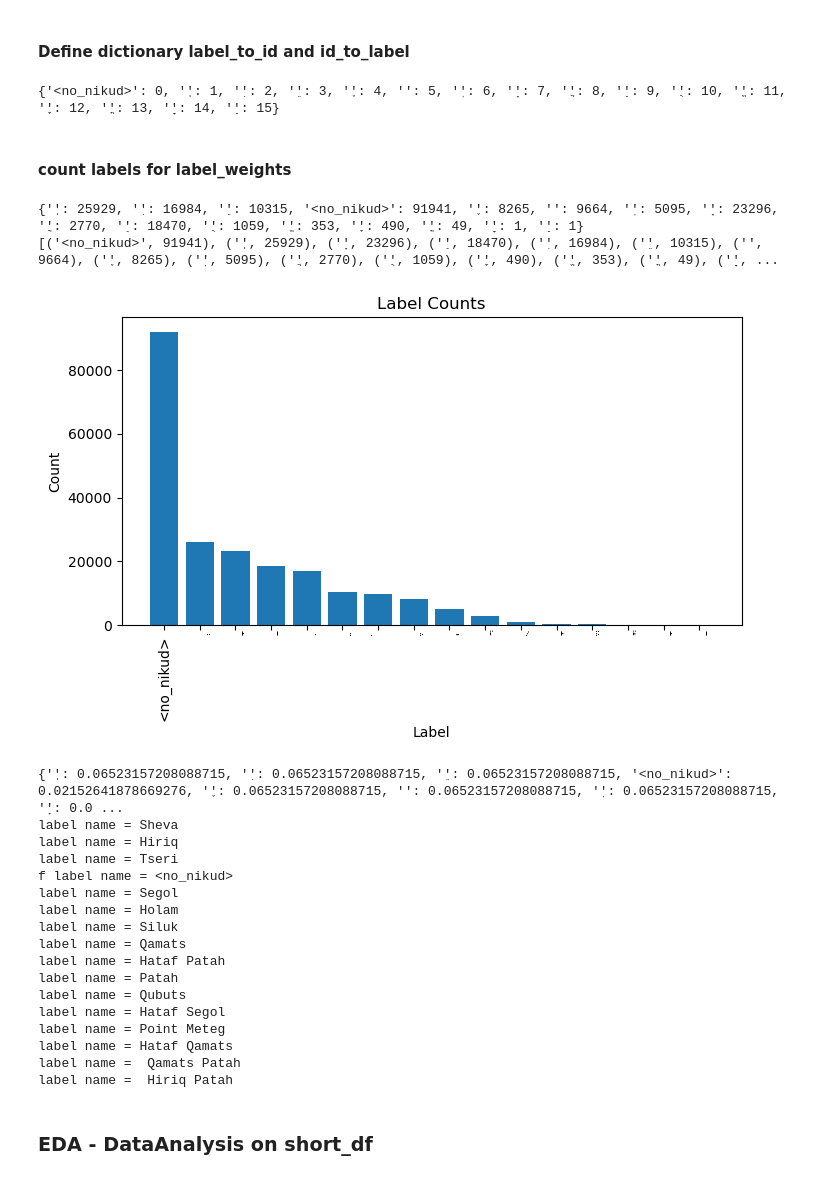
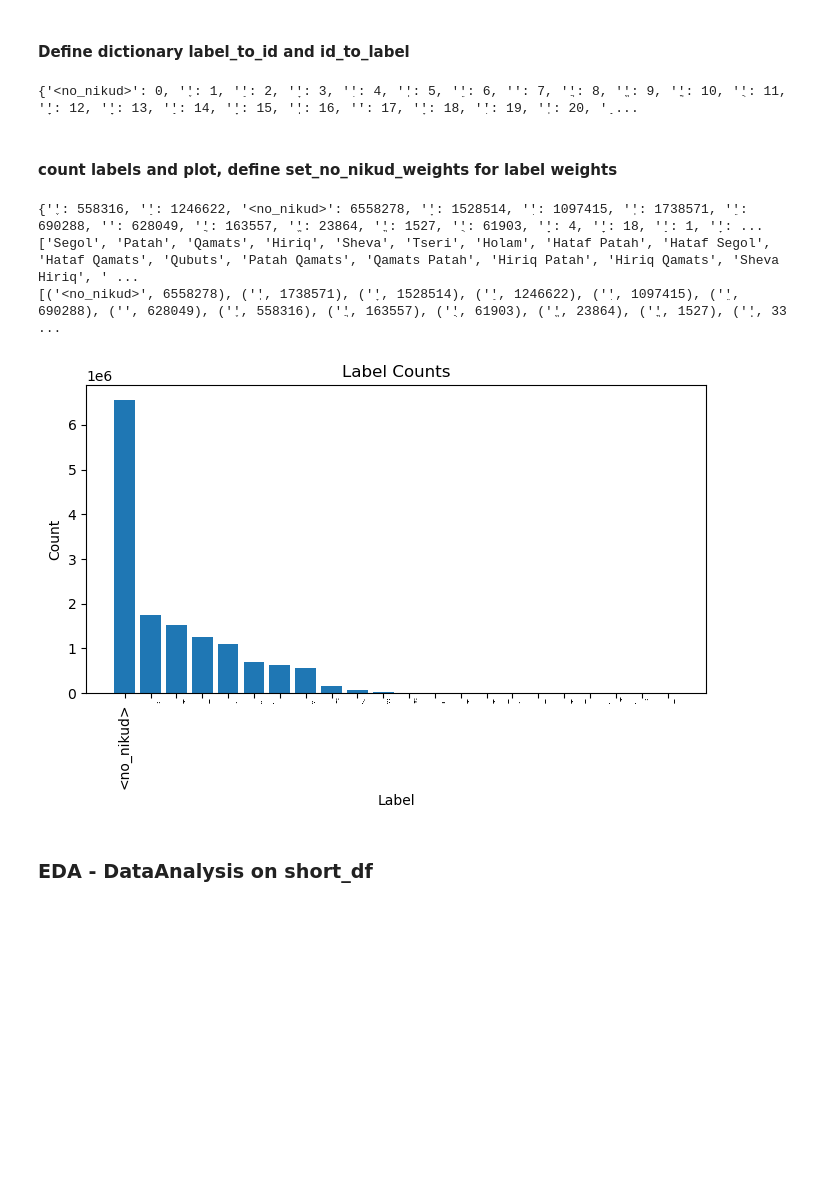
Before and after one commit to Lior-Baruch/Partial_Diacritization, a Jupyter notebook: PunctuationRestoration_DualModel_LSTM.ipynb, the cells around one changed output. Drawn from its saved outputs; the diff is of its cells as text; code cells hidden in the pictures; blank space fills up the shorter version.

```diff
--- a/PunctuationRestoration_DualModel_LSTM.ipynb
+++ b/PunctuationRestoration_DualModel_LSTM.ipynb
@@ -266,6 +272,8 @@ if 'full_data_without_puncts.csv' not in os.listdir('data'):
                     sentence = re.sub(nikud_dict_inv['Dagesh'], '', sentence)
                     sentence = re.sub(nikud_dict_inv['Shin Dot'], '', sentence)
                     sentence = re.sub(nikud_dict_inv['Sin Dot'], '', sentence)
+                    sentence = re.sub(nikud_dict_inv['Siluk'], '', sentence)
+                    sentence = re.sub(nikud_dict_inv['Point Meteg'], '', sentence)
                     # Keep only the nikud and hebrew letters and spaces
                     sentence = re.sub(r'[^א-ת' + ''.join(nikud_dict.keys()) + '\s]', '', sentence)
                     # remove multiple spaces
@@ -280,6 +288,7 @@ if 'full_data_without_puncts.csv' not in os.listdir('data'):
                     # make sure first char is not in [\u0591-\u05C7]
                     sentence_words = list(map(remove_first_char_if_nikud, sentence_words))
                     sentence_words = [word for word in sentence_words if word != '']
+                    sentence = ' '.join(sentence_words)
                     # get the nikud from the sentence
                     nikud = list(map(get_nikud, sentence_words))
 
@@ -309,6 +322,6 @@ if 'full_data_without_puncts.csv' not in os.listdir('data'):
 ##### read the json short data
 # %%
 # read the json file
-data_df = pd.read_json('data/full_data_without_puncts.json', orient='records', lines=True, nrows=55000)
+data_df = pd.read_json('data/full_data_without_puncts.json', orient='records', lines=True)#, nrows=55000)
 print(data_df.shape)
 # %% [output]
@@ -316,5 +331,5 @@ print(data_df.shape)
 # %%
 # DELETE this block, only for debugging make the data smaller (randomly select 5000 rows)
-data_df = data_df.sample(n=5000, random_state=1)
+# data_df = data_df.sample(n=5000, random_state=1)
 print(data_df.shape)
 # %% [output]
@@ -378,9 +407,9 @@ for label_list in tqdm(data_df['nikud']):
 
 print(label_to_id)
 # %% [output]
-{'<no_nikud>': 0, 'ְ': 1, 'ִ': 2, 'ֵ': 3, 'ֶ': 4, 'ֹ': 5, 'ֽ': 6, 'ָ': 7, 'ֲ': 8, 'ַ': 9, 'ֻ': 10, 'ֱ': 11, 'ׇ': 12, 'ֳ': 13, 'ַָ': 14, 'ִַ': 15}
+{'<no_nikud>': 0, 'ֶ': 1, 'ַ': 2, 'ָ': 3, 'ִ': 4, 'ְ': 5, 'ֵ': 6, 'ֹ': 7, 'ֲ': 8, 'ֱ': 9, 'ֳ': 10, 'ֻ': 11, 'ַָ': 12, 'ַָ': 13, 'ִַ': 14, 'ִָ': 15, 'ְִ': 16, 'ֿ': 17, 'ָֹ': 18, 'ִֿ': 19, 'ְֹ': 20, 'ִַ ...
 # %% [markdown]
-#### count labels for label_weights
+#### count labels and plot, define set_no_nikud_weights for label weights
 # %%
 # Count the number of each label
 label_count = {}
@@ -393,81 +422,51 @@ for label_list in tqdm(data_df['nikud']):
         if label not in label_count:
             label_count[label] = 0
         label_count[label] += 1
 
 print(label_count)
-
+label_str = label_count.keys()
+label_names = []
+# remove "<no_nikud>" from label_str
+label_str = [label for label in label_str if label != "<no_nikud>"]
+# nikud_dict
+# each label in label str is of len >=1, convert each of those using nikud_dict
+#
+for label in label_str:
+    label_name = []
+    for i in range(len(label)):
+        label_name.append(nikud_dict[label[i]])
+    label_names.append(' '.join(label_name))
+print(label_names)
 # Plot counts of each label (sorted)
 sorted_labels = sorted(label_count.items(), key=lambda x: x[1], reverse=True)
 print(sorted_labels)
 plt.figure(figsize=(8, 4))
 plt.xticks(rotation=90)
 plt.xlabel('Label')
 plt.ylabel('Count')
 plt.title('Label Counts')
 plt.bar([x[0] for x in sorted_labels], [x[1] for x in sorted_labels])
 plt.show()
 
-# Define the label weights
-label_weights = {}
-for label in label_count:
-    if label == "<no_nikud>":
-        label_weights[label] = 0.33
-    else:
-        label_weights[label] = 1
 
-# Normalize the weights
-sum_weights = sum(label_weights.values())
-for label in label_weights:
-    label_weights[label] /= sum_weights
-
-def set_no_nikud_weight(weight=0.33):
+def set_no_nikud_weights(weight=0.33):
     label_weights = {}
     for label in label_count:
         if label == "<no_nikud>":
             label_weights[label] = weight
         else:
             label_weights[label] = 1
     sum_weights = sum(label_weights.values())
     for label in label_weights:
         label_weights[label] /= sum_weights
     # sort labels by label_to_id
     label_weights = {k: v for k, v in sorted(label_weights.items(), key=lambda item: label_to_id[item[0]])}
     return label_weights
-
-
-print(label_weights)
-
-for label in label_weights.keys():
-    if label == "<no_nikud>":
-        print(f'f label name = {label}')
-    elif len(label) == 1:
-        print(f'label name = {nikud_dict[label]}')
-    else:
-        label_name = ""
-        for char in label:
-            label_name += " " + nikud_dict[char]
-        print(f'label name = {label_name}')
 # %% [output]
-{'ְ': 25929, 'ִ': 16984, 'ֵ': 10315, '<no_nikud>': 91941, 'ֶ': 8265, 'ֹ': 9664, 'ֽ': 5095, 'ָ': 23296, 'ֲ': 2770, 'ַ': 18470, 'ֻ': 1059, 'ֱ': 353, 'ׇ': 490, 'ֳ': 49, 'ַָ': 1, 'ִַ': 1}
-[('<no_nikud>', 91941), ('ְ', 25929), ('ָ', 23296), ('ַ', 18470), ('ִ', 16984), ('ֵ', 10315), ('ֹ', 9664), ('ֶ', 8265), ('ֽ', 5095), ('ֲ', 2770), ('ֻ', 1059), ('ׇ', 490), ('ֱ', 353), ('ֳ', 49), ('ַָ', ...
+{'ֶ': 558316, 'ַ': 1246622, '<no_nikud>': 6558278, 'ָ': 1528514, 'ִ': 1097415, 'ְ': 1738571, 'ֵ': 690288, 'ֹ': 628049, 'ֲ': 163557, 'ֱ': 23864, 'ֳ': 1527, 'ֻ': 61903, 'ַָ': 4, 'ַָ': 18, 'ִַ': 1, 'ִָ': ...
+['Segol', 'Patah', 'Qamats', 'Hiriq', 'Sheva', 'Tseri', 'Holam', 'Hataf Patah', 'Hataf Segol', 'Hataf Qamats', 'Qubuts', 'Patah Qamats', 'Qamats Patah', 'Hiriq Patah', 'Hiriq Qamats', 'Sheva Hiriq', ' ...
+[('<no_nikud>', 6558278), ('ְ', 1738571), ('ָ', 1528514), ('ַ', 1246622), ('ִ', 1097415), ('ֵ', 690288), ('ֹ', 628049), ('ֶ', 558316), ('ֲ', 163557), ('ֻ', 61903), ('ֱ', 23864), ('ֳ', 1527), ('ְִ', 33 ...
-[figure, old version]
+[figure, new version]
-{'ְ': 0.06523157208088715, 'ִ': 0.06523157208088715, 'ֵ': 0.06523157208088715, '<no_nikud>': 0.02152641878669276, 'ֶ': 0.06523157208088715, 'ֹ': 0.06523157208088715, 'ֽ': 0.06523157208088715, 'ָ': 0.0 ...
-label name = Sheva
-label name = Hiriq
-label name = Tseri
-f label name = <no_nikud>
-label name = Segol
-label name = Holam
-label name = Siluk
-label name = Qamats
-label name = Hataf Patah
-label name = Patah
-label name = Qubuts
-label name = Hataf Segol
-label name = Point Meteg
-label name = Hataf Qamats
-label name =  Qamats Patah
-label name =  Hiriq Patah
 # %% [markdown]
 ### EDA - DataAnalysis on short_df
 # %%
```
Also changed, not shown: parts of 42 cells of this notebook, 1 other file.
